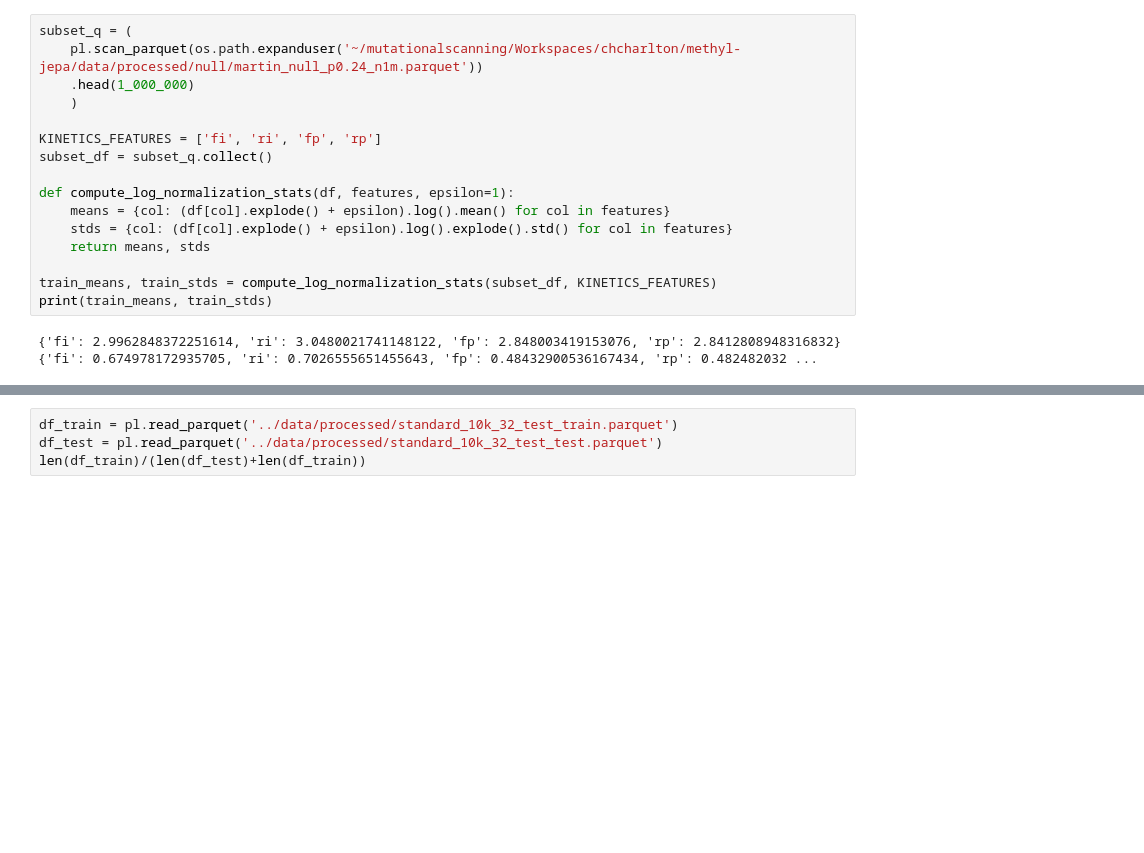
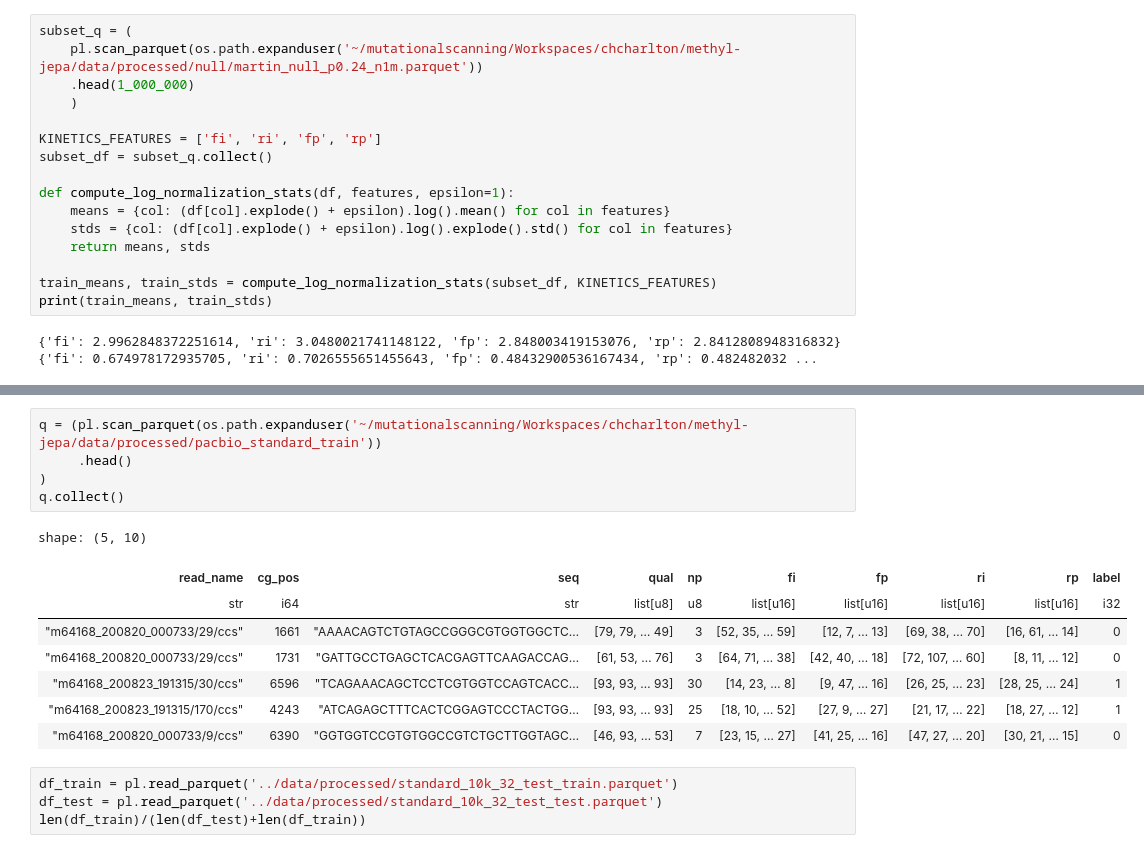
Before and after one commit to hcharlton/methyl-jepa, a Jupyter notebook: notebooks/explore-0.0.ipynb, the cells around one changed output, grey strips where cells are left out. Saved outputs shown, nothing was run; the diff lists cells and outputs as text; blank space fills up the shorter version.

```diff
--- a/notebooks/explore-0.0.ipynb
+++ b/notebooks/explore-0.0.ipynb
@@ -125,3 +129,17 @@ print(train_means, train_stds)
+# %%
+q = (pl.scan_parquet(os.path.expanduser('~/mutationalscanning/Workspaces/chcharlton/methyl-jepa/data/processed/pacbio_standard_train'))
+     .head()
+)
+q.collect()
+# %% [output]
+shape: (5, 10)
+| read_name | cg_pos | seq | qual | np | fi | fp | ri | rp | label |
+| str | i64 | str | list[u8] | u8 | list[u16] | list[u16] | list[u16] | list[u16] | i32 |
+| "m64168_200820_000733/29/ccs" | 1661 | "AAAACAGTCTGTAGCCGGGCGTGGTGGCTC… | [79, 79, … 49] | 3 | [52, 35, … 59] | [12, 7, … 13] | [69, 38, … 70] | [16, 61, … 14] | 0 |
+| "m64168_200820_000733/29/ccs" | 1731 | "GATTGCCTGAGCTCACGAGTTCAAGACCAG… | [61, 53, … 76] | 3 | [64, 71, … 38] | [42, 40, … 18] | [72, 107, … 60] | [8, 11, … 12] | 0 |
+| "m64168_200823_191315/30/ccs" | 6596 | "TCAGAAACAGCTCCTCGTGGTCCAGTCACC… | [93, 93, … 93] | 30 | [14, 23, … 8] | [9, 47, … 16] | [26, 25, … 23] | [28, 25, … 24] | 1 |
+| "m64168_200823_191315/170/ccs" | 4243 | "ATCAGAGCTTTCACTCGGAGTCCCTACTGG… | [93, 93, … 93] | 25 | [18, 10, … 52] | [27, 9, … 27] | [21, 17, … 22] | [18, 27, … 12] | 1 |
+| "m64168_200820_000733/9/ccs" | 6390 | "GGTGGTCCGTGTGGCCGTCTGCTTGGTAGC… | [46, 93, … 53] | 7 | [23, 15, … 27] | [41, 25, … 16] | [47, 27, … 20] | [30, 21, … 15] | 0 |
 # %%
 df_train = pl.read_parquet('../data/processed/standard_10k_32_test_train.parquet')
 df_test = pl.read_parquet('../data/processed/standard_10k_32_test_test.parquet')
```
Also changed, not shown: parts of 3 cells of this notebook, 16 other files.
